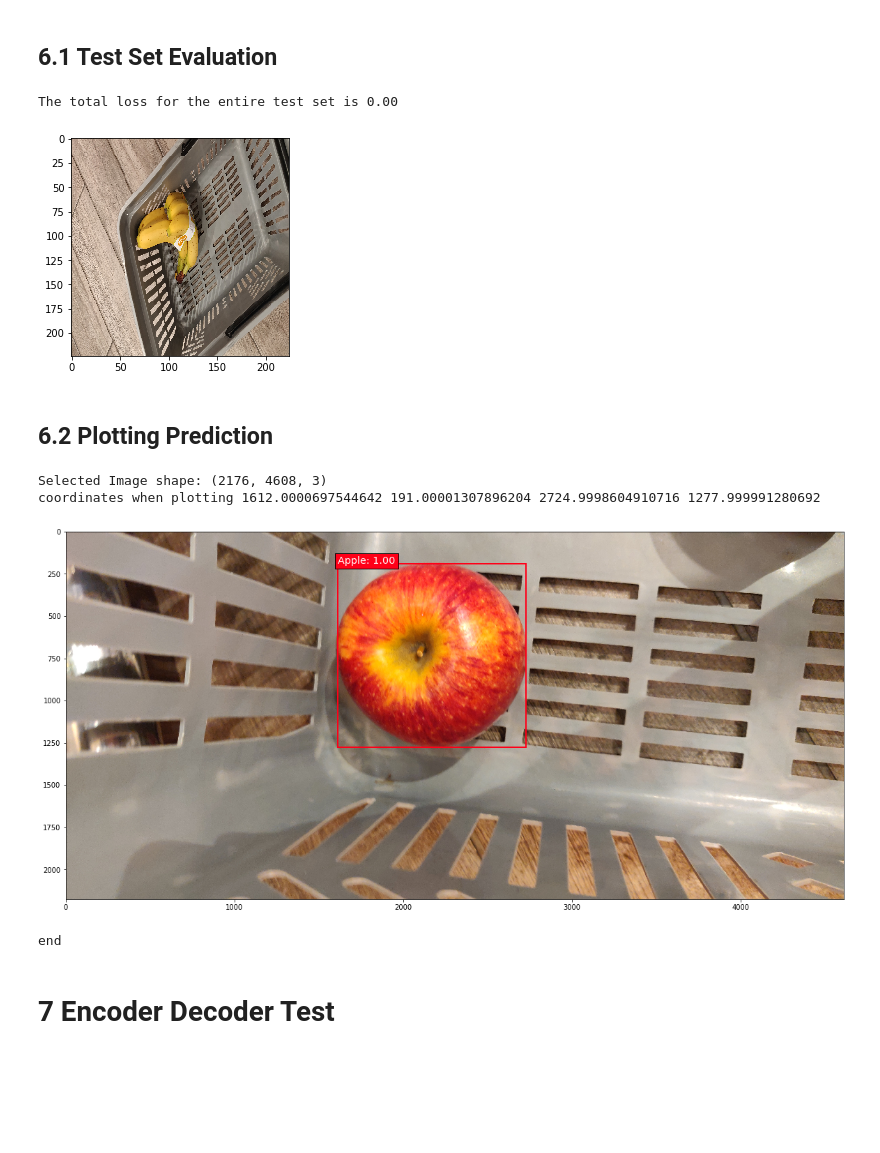
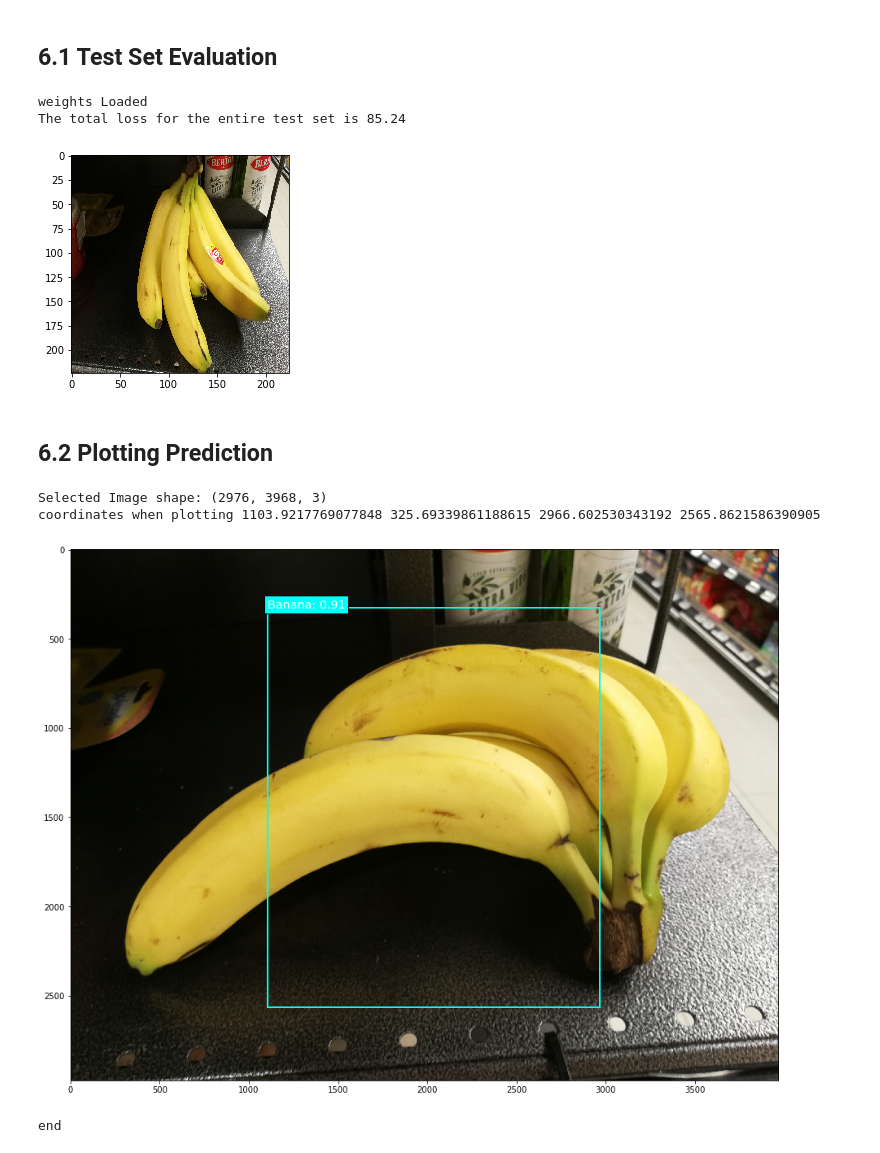
Before and after one commit to donalngo/MobileNetSSD, a Jupyter notebook: train_ssd.ipynb, the cells around one changed output. Drawn from its saved outputs; the diff is of its cells as text; code cells hidden in the pictures; blank space fills up the shorter version.

```diff
--- a/train_ssd.ipynb
+++ b/train_ssd.ipynb
@@ -158,19 +151,25 @@ validation images :  60
 # %%
 # Define a learning rate schedule.
 def lr_schedule(epoch):
-    if epoch < 80:
-        return 0.0005
+    if epoch < 10:
+        return 0.001
+    elif epoch < 20:
+        return 0.0009
+    elif epoch < 30:
+        return 0.0008
+    elif epoch < 40:
+        return 0.0007
+    elif epoch < 50:
+        return 0.0006
     elif epoch < 100:
         return 0.0005
     elif epoch < 200:
         return 0.0004
     elif epoch < 300:
-        return 0.0004
+        return 0.0003
+    elif epoch < 400:
+        return 0.0002
     elif epoch < 500:
-        return 0.0003
-    elif epoch < 600:
-        return 0.0002
-    elif epoch < 800:
         return 0.0001
     else:
         return 0.00005
@@ -207,8 +208,8 @@ callbacks = [model_checkpoint,
 # If you're resuming a previous training, set `initial_epoch` and `final_epoch` accordingly.
 initial_epoch = 0
 final_epoch = 1000
-train_steps_per_epoch = ceil(train_imgs/batch_size)
-val_steps_per_epoch = ceil(val_imgs/batch_size)
+train_steps_per_epoch = ceil(n_train_imgs/batch_size)
+val_steps_per_epoch = ceil(n_val_imgs/batch_size)
 val_dataset_size = 10
 
 history = model.fit_generator(generator=train_dataset,
@@ -224,18 +245,20 @@ history = model.fit_generator(generator=train_dataset,
 confidence_thresh=0.2,
 iou_threshold=0.5
 
-test_image_dir = data_dir + 'img_test/'
+test_image_dir = 'Data\\img_test\\'
 test_imgs = glob.glob(test_image_dir+"*.jpg")
 
 csv_path = xml_to_csv(test_image_dir)
 data_csv = read_csv(test_image_dir, "labels.csv")
-diagnose=True
+diagnose=False
 # %% [output]
 Successfully created labels.csv file at xml directory.
 # %% [markdown]
 ## 6.1 Test Set Evaluation
 # %%
 
+model.load_weights(weightsfile)
+print("weights Loaded")
 # %% Block 6a: Predictions on Test Image (With labels)
 
 y_pred = []
@@ -247,7 +270,8 @@ for i in range(len(test_imgs)):
     # for i in range(2):
 
     # Getting Ground Truth Y Label
-    filename = test_imgs[i].split('/')[-1]
+    filename = test_imgs[i].split('\\')[-1]
+
     image_aug, y_truth = image_augmentation(filename, img_dir=test_image_dir, data_csv=data_csv)
     y_truth = y_truth.reshape(1, y_truth.shape[0], y_truth.shape[1])
     y_truth = label_encoder(y_truth)
@@ -292,41 +316,39 @@ for i in range(len(y_pred)):# for each image
         y_pred[i][0][j][3] = y_pred[i][0][j][3] / img_height * test_shape[i][0]
         y_pred[i][0][j][5] = y_pred[i][0][j][5] / img_height * test_shape[i][0]
 # %% [output]
-The total loss for the entire test set is 0.00
+weights Loaded
+The total loss for the entire test set is 85.24
-[figure, old version]
+[figure, new version]
 # %% [markdown]
 ## 6.2 Plotting Prediction
 # %%
 
 colors = plt.cm.hsv(np.linspace(0, 1, n_classes + 1)).tolist()  # colors for the bounding boxes
 classes = ['background','Banana', 'Apple']
-select_idx = 8  # select the test image to display
-
+select_idx =7# select the test image to display
 img = cv2.imread(test_imgs[select_idx])
 plt.figure(figsize=(20, 12))
 plt.imshow(cv2.cvtColor(img, cv2.COLOR_BGR2RGB))
 
 current_axis = plt.gca()
 
 print('Selected Image shape:', img.shape)
 
 for box in y_pred[select_idx][0]:
     xmin = box[2]
     ymin = box[3]
     xmax = box[4]
     ymax = box[5]
     color = colors[int(box[0])]
     label = '{}: {:.2f}'.format(classes[int(box[0])], box[1])
     print('coordinates when plotting',xmin, ymin, xmax, ymax)
     current_axis.add_patch(plt.Rectangle((xmin, ymin), xmax - xmin, ymax - ymin, color=color, fill=False, linewidth=2))
     current_axis.text(xmin, ymin, label, size='x-large', color='white', bbox={'facecolor': color, 'alpha': 1.0})
 
 plt.show()
 print('end')
 # %% [output]
-Selected Image shape: (2176, 4608, 3)
-coordinates when plotting 1612.0000697544642 191.00001307896204 2724.9998604910716 1277.999991280692
+Selected Image shape: (2976, 3968, 3)
+coordinates when plotting 1103.9217769077848 325.69339861188615 2966.602530343192 2565.8621586390905
-[figure, old version]
+[figure, new version]
 end
-# %% [markdown]
-# 7 Encoder Decoder Test
```
Also changed, not shown: parts of 8 cells of this notebook, 6 other files.
